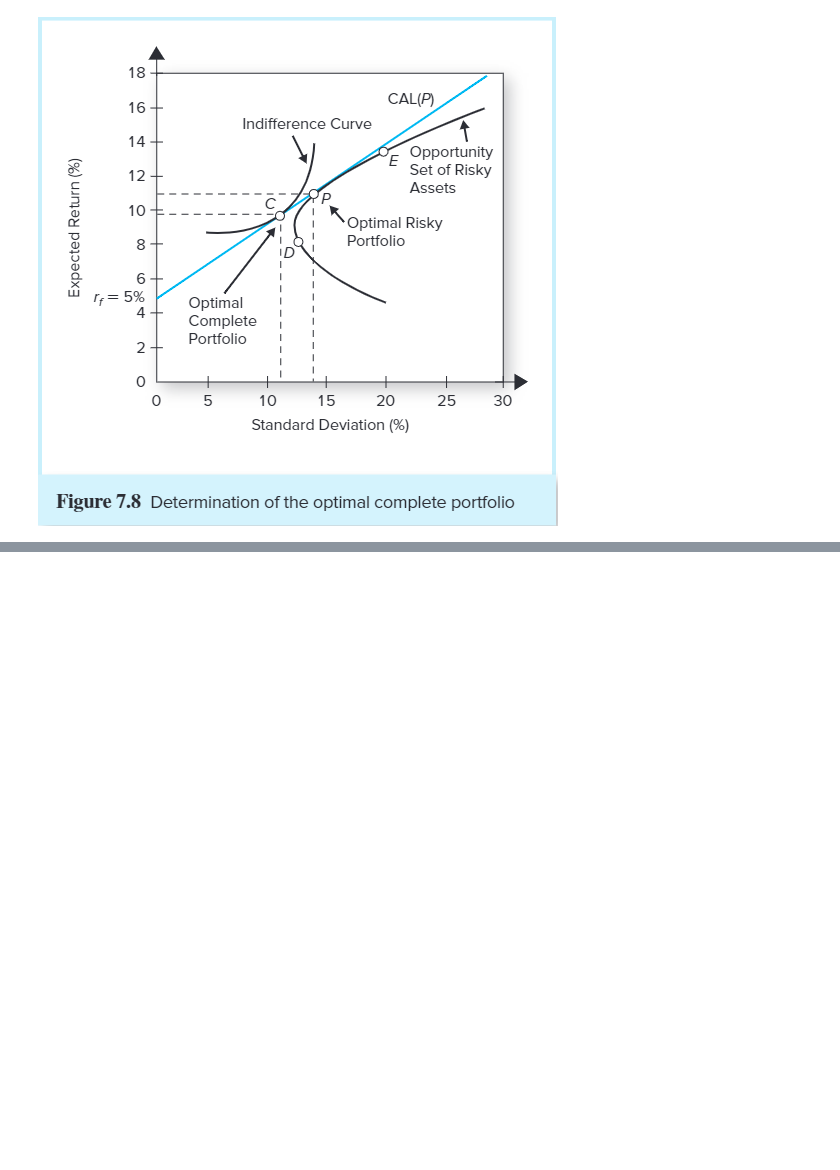
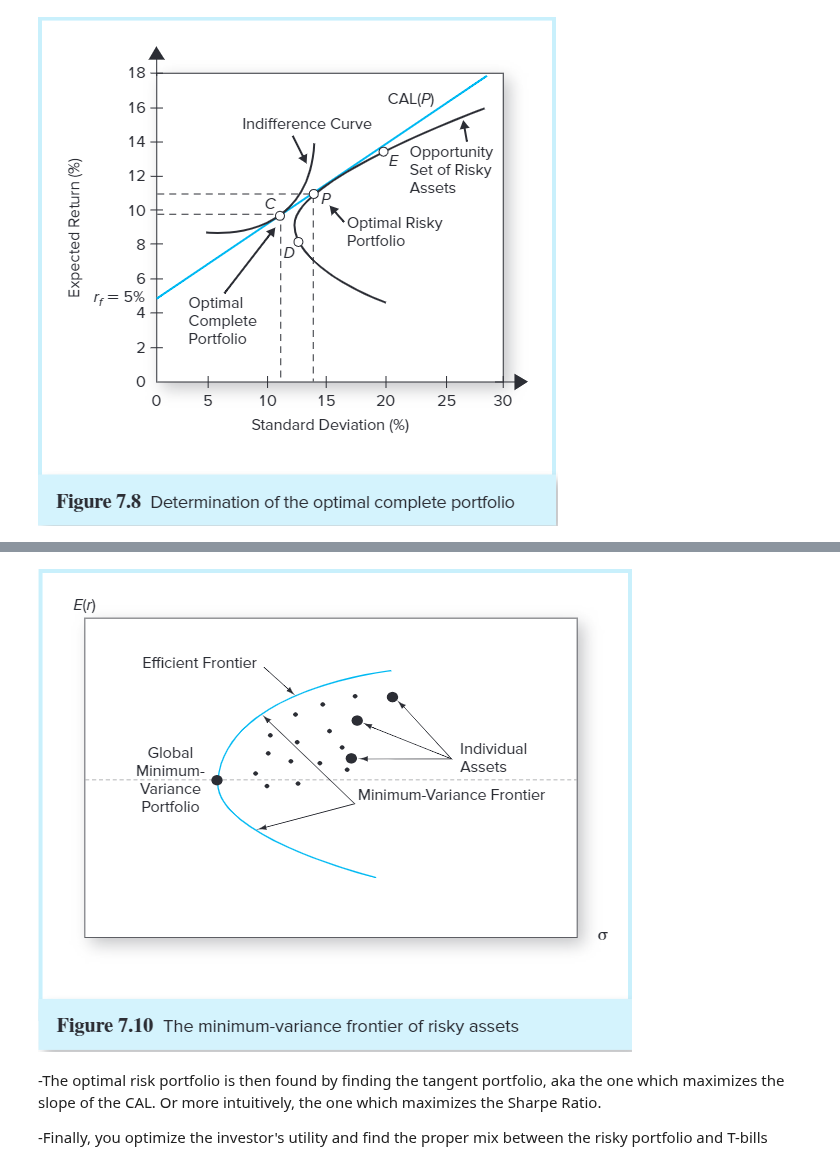
Before and after one commit to eddietaylor/securities-analysis, a Jupyter notebook: notebooks/playgrounds/notes/investments_notes.ipynb, the cells around one changed output, grey strips where cells are left out. Saved outputs shown, nothing was run; the diff lists cells and outputs as text; code cells hidden in the pictures; blank space fills up the shorter version.

Commit message:
efficient frontier notes

```diff
--- a/notebooks/playgrounds/notes/investments_notes.ipynb
+++ b/notebooks/playgrounds/notes/investments_notes.ipynb
@@ -1917,0 +1933,8 @@ Image(filename='../../../data/optimalcompleteport.png')
+# %%
+Image(filename='../../../data/efficientfrontier.png')
+# %% [output]
+[figure, added]
+# %% [markdown]
+-The optimal risk portfolio is then found by finding the tangent portfolio, aka the one which maximizes the slope of the CAL. Or more intuitively, the one which maximizes the Sharpe Ratio.
+
+-Finally, you optimize the investor's utility and find the proper mix between the risky portfolio and T-bills
```
Also changed, not shown: parts of 4 cells of this notebook.
